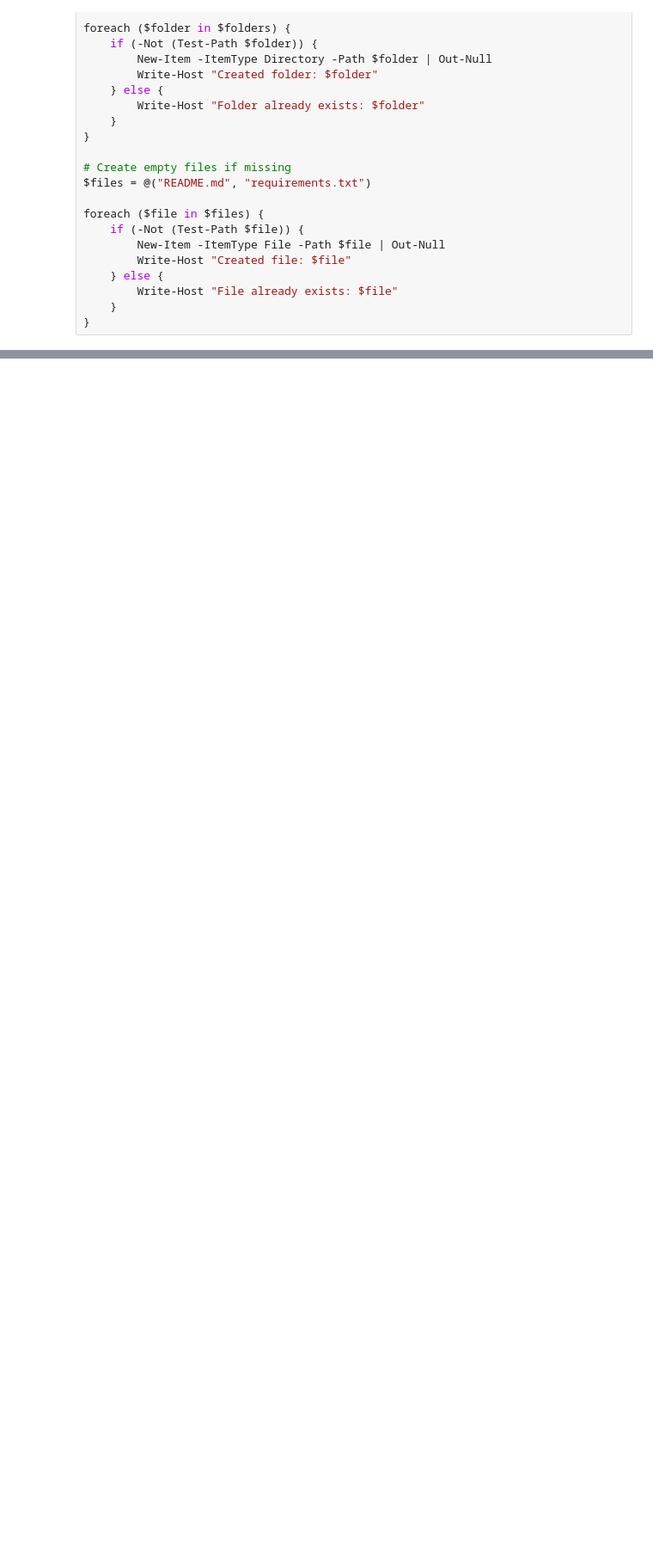
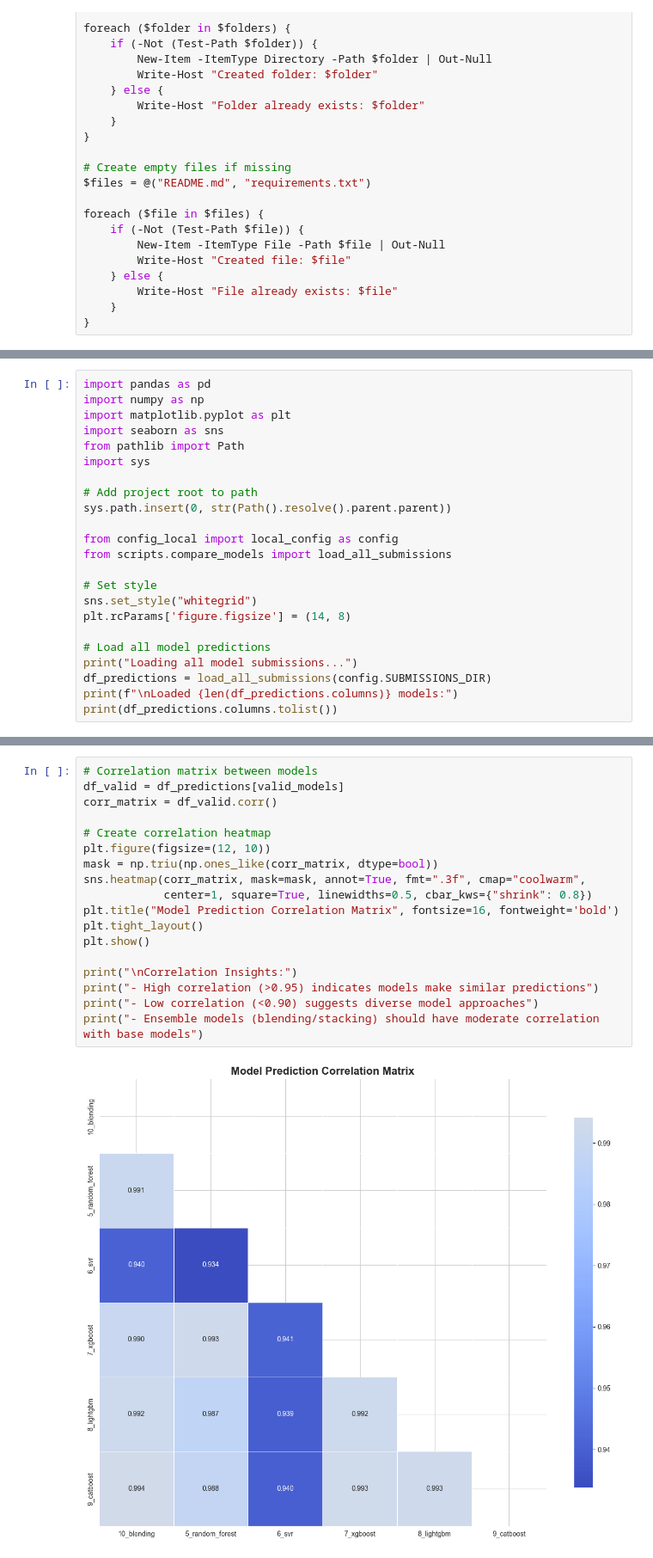
Before and after one commit to FranckNgN/kaggle-house-prices, a Jupyter notebook: notebooks/Journal.ipynb, the cells around one changed output, grey strips where cells are left out. Shown at 86% size. Drawn from its saved outputs; the diff is of its cells as text; blank space fills up the shorter version.

```diff
--- a/notebooks/Journal.ipynb
+++ b/notebooks/Journal.ipynb
@@ -57,0 +67,23 @@ foreach ($file in $files) {
+# %%
+import pandas as pd
+import numpy as np
+import matplotlib.pyplot as plt
+import seaborn as sns
+from pathlib import Path
+import sys
+
+# Add project root to path
+sys.path.insert(0, str(Path().resolve().parent.parent))
+
+from config_local import local_config as config
+from scripts.compare_models import load_all_submissions
+
+# Set style
+sns.set_style("whitegrid")
+plt.rcParams['figure.figsize'] = (14, 8)
+
+# Load all model predictions
+print("Loading all model submissions...")
+df_predictions = load_all_submissions(config.SUBMISSIONS_DIR)
+print(f"\nLoaded {len(df_predictions.columns)} models:")
+print(df_predictions.columns.tolist())
@@ -57,0 +157,20 @@ foreach ($file in $files) {
+# %%
+# Correlation matrix between models
+df_valid = df_predictions[valid_models]
+corr_matrix = df_valid.corr()
+
+# Create correlation heatmap
+plt.figure(figsize=(12, 10))
+mask = np.triu(np.ones_like(corr_matrix, dtype=bool))
+sns.heatmap(corr_matrix, mask=mask, annot=True, fmt=".3f", cmap="coolwarm",
+            center=1, square=True, linewidths=0.5, cbar_kws={"shrink": 0.8})
+plt.title("Model Prediction Correlation Matrix", fontsize=16, fontweight='bold')
+plt.tight_layout()
+plt.show()
+
+print("\nCorrelation Insights:")
+print("- High correlation (>0.95) indicates models make similar predictions")
+print("- Low correlation (<0.90) suggests diverse model approaches")
+print("- Ensemble models (blending/stacking) should have moderate correlation with base models")
+# %% [output]
+[figure, added]
```
Also changed, not shown: parts of 9 cells of this notebook.
